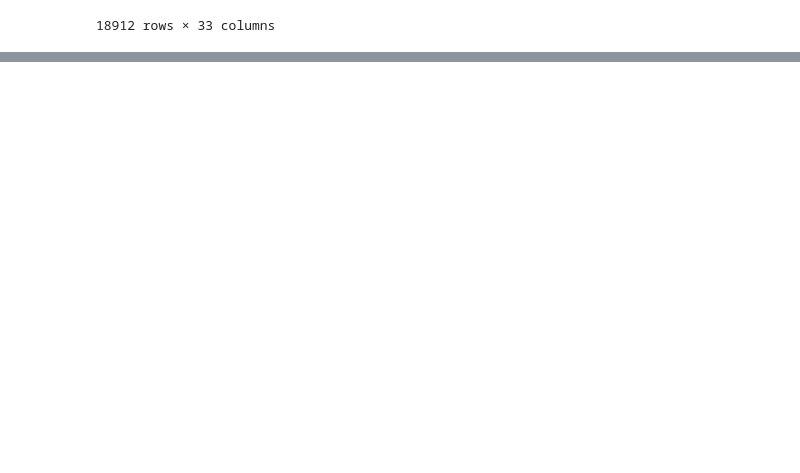
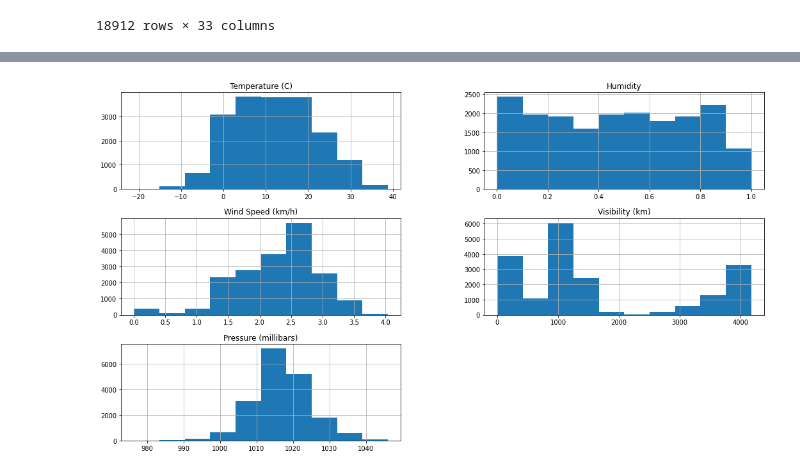
Before and after one commit to jasmeen848/temperature-prediction-model, a Jupyter notebook: TemperaturePredictionRegression.ipynb, the cells around one changed output, grey strips where cells are left out. Saved outputs shown, nothing was run; the diff lists cells and outputs as text; code cells hidden in the pictures; blank space fills up the shorter version.

```diff
--- a/TemperaturePredictionRegression.ipynb
+++ b/TemperaturePredictionRegression.ipynb
@@ -763,0 +790,3 @@ X_test
+# %%
+to_standardize_test = X_test[['Temperature (C)', 'Humidity','Wind Speed (km/h)','Visibility (km)','Pressure (millibars)']].copy()
+to_standardize_test
@@ -763,0 +817,4 @@ X_test
+# %%
+to_standardize_test.hist(figsize=(18,10))
+# %% [output]
+[figure, added]
```
Also changed, not shown: parts of 11 cells of this notebook.
